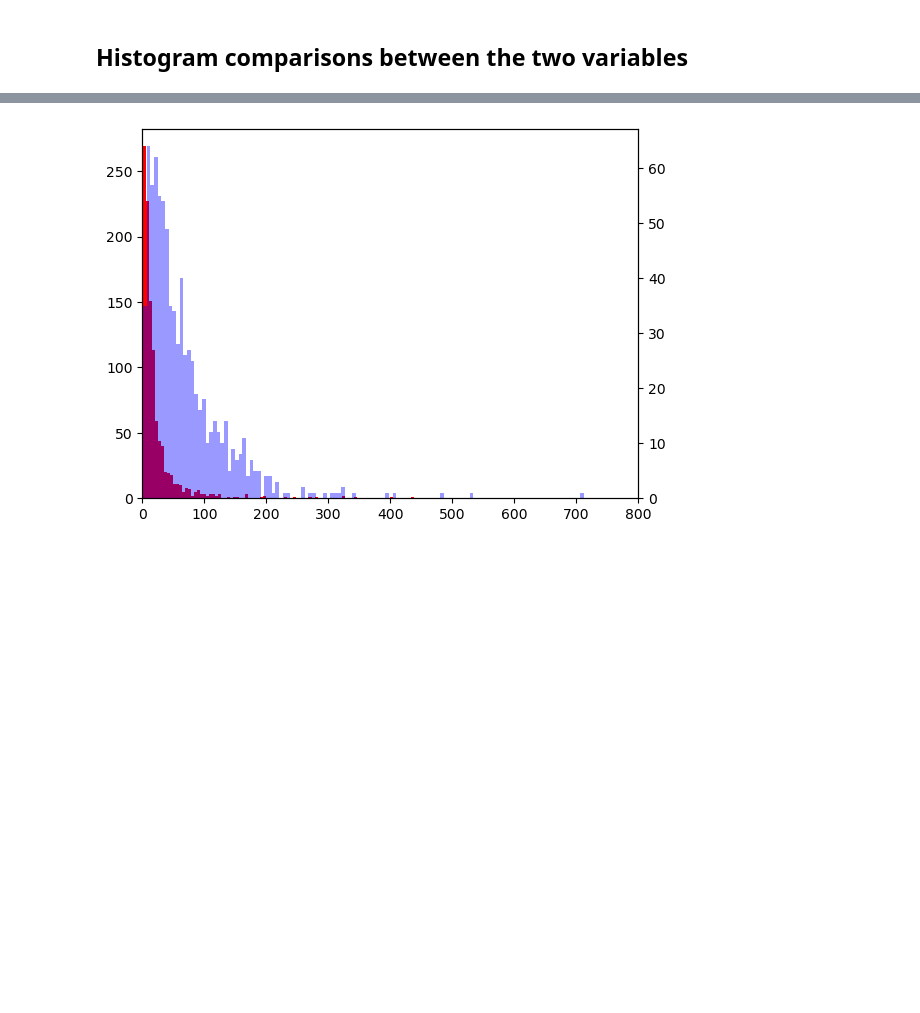
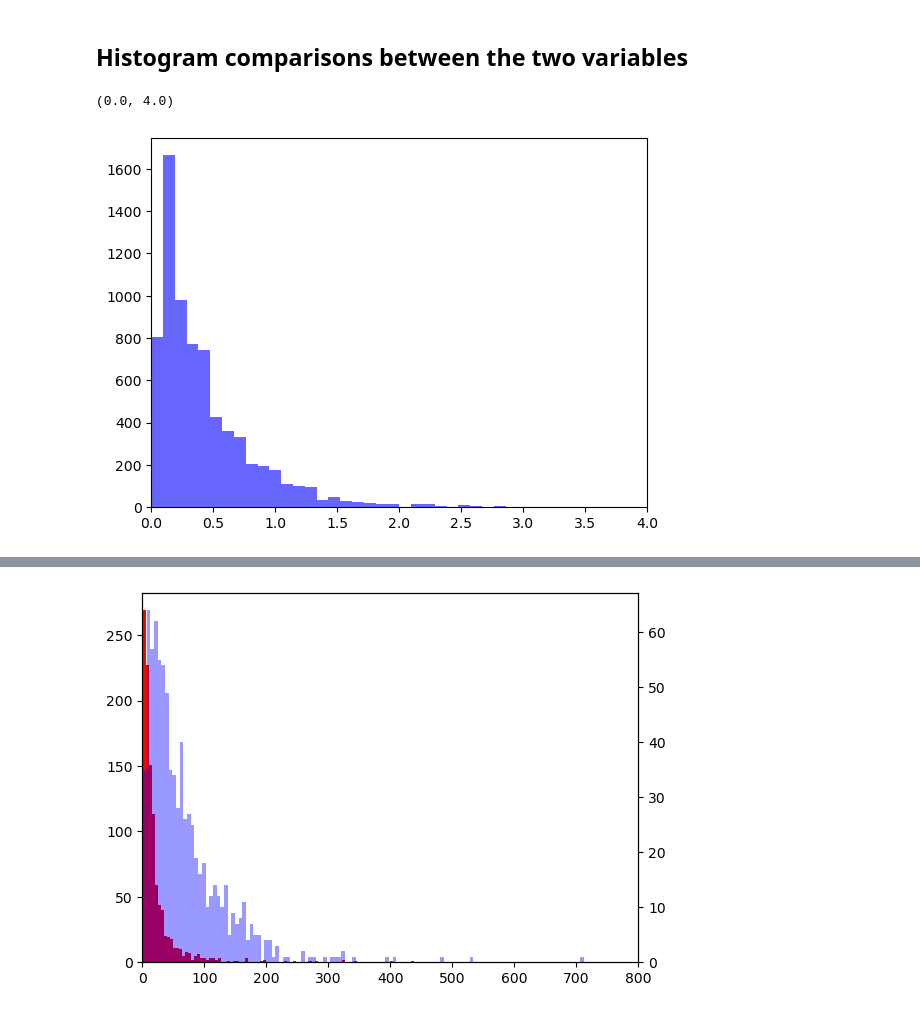
Before and after one commit to eScience-course/-Tjaernoe2022-group1, a Jupyter notebook: notebooks/Stefan/N100 Model vs SO4.ipynb, the cells around one changed output, grey strips where cells are left out. Saved outputs shown, nothing was run; the diff lists cells and outputs as text; code cells hidden in the pictures; blank space fills up the shorter version.

```diff
--- a/notebooks/Stefan/N100 Model vs SO4.ipynb
+++ b/notebooks/Stefan/N100 Model vs SO4.ipynb
@@ -1061,4 +1061,10 @@ Flat line means that the model is underestimating the amount of something, steep
 A slope of 1 would be that NorESM models the variable perfectly.
 # %% [markdown]
 ## Histogram comparisons between the two variables
+# %%
+plt.hist(ALLDATA['SO4'], color ='blue', alpha = 0.6, bins = 85)
+plt.xlim (0,4)
+# %% [output]
+(0.0, 4.0)
+[figure, added]
 # %%
```
Also changed, not shown: parts of 5 cells of this notebook.
